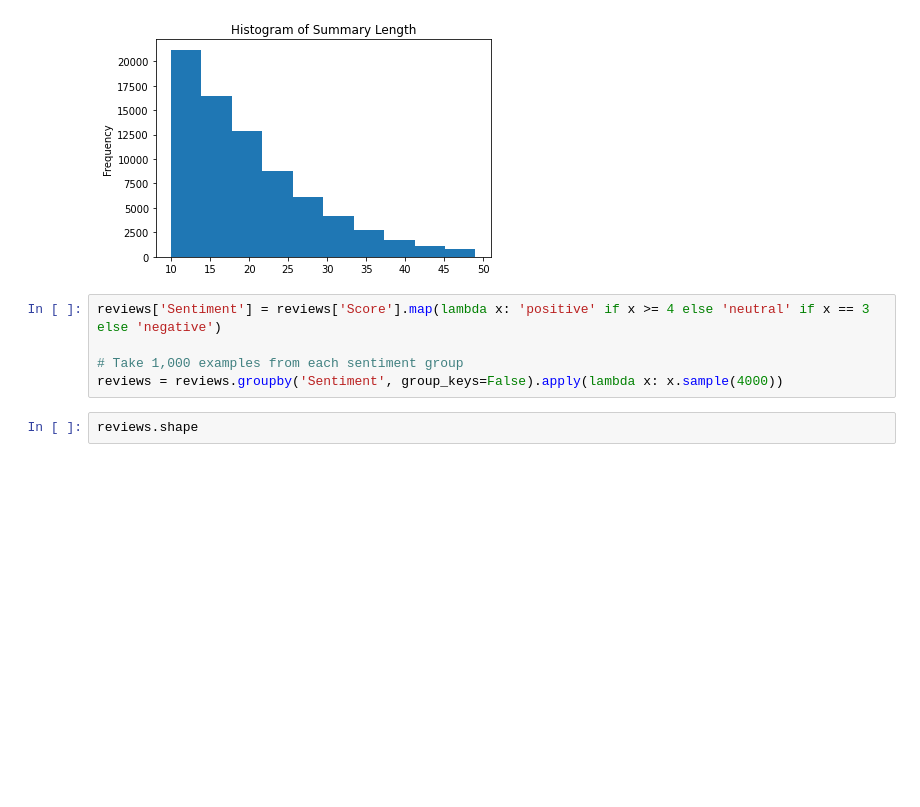
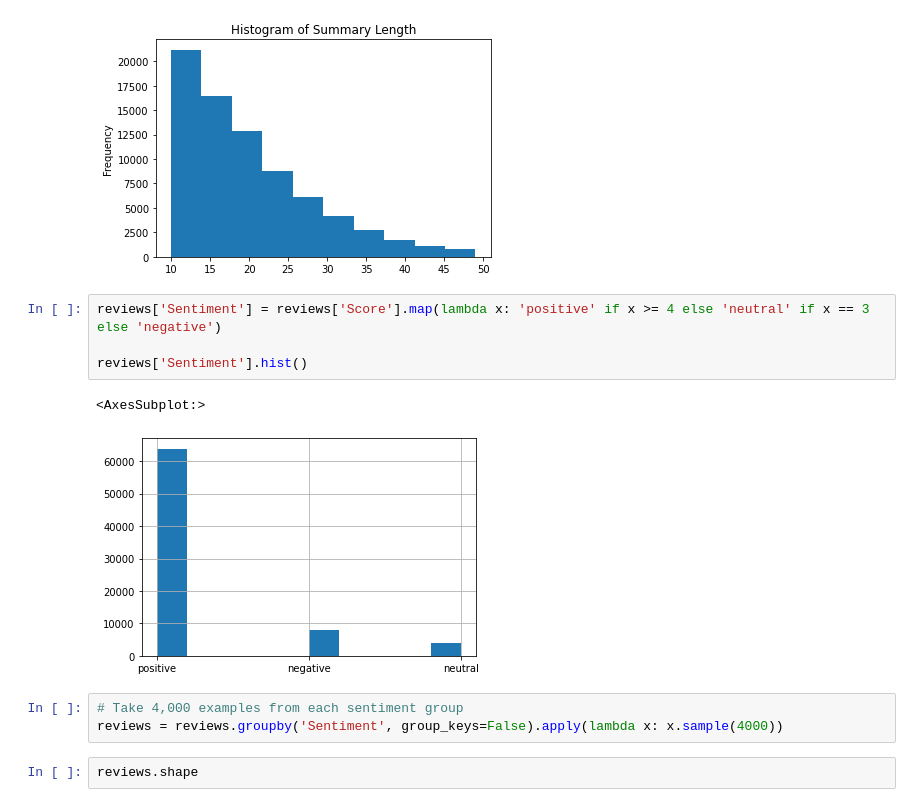
Before and after one commit to sinanuozdemir/oreilly-gpt-hands-on-nlg, a Jupyter notebook: notebooks/Multi_Task_Learning.ipynb, the cells around one changed output. Cells and saved outputs as stored; diff of their text form; blank space fills up the shorter version.

```diff
--- a/notebooks/Multi_Task_Learning.ipynb
+++ b/notebooks/Multi_Task_Learning.ipynb
@@ -42,8 +42,13 @@ reviews['Summary'].str.len().plot(kind='hist', title='Histogram of Summary Lengt
 # %%
 reviews['Sentiment'] = reviews['Score'].map(lambda x: 'positive' if x >= 4 else 'neutral' if x == 3 else 'negative')
 
-# Take 1,000 examples from each sentiment group
-reviews = reviews.groupby('Sentiment', group_keys=False).apply(lambda x: x.sample(4000))
+reviews['Sentiment'].hist()
+# %% [output]
+<AxesSubplot:>
+[figure, added]
+# %%
+# Take 4,000 examples from each sentiment group
+reviews = reviews.groupby('Sentiment', group_keys=False).apply(lambda x: x.sample(4000))
 # %%
 reviews.shape
 # %% [output]
```
Also changed, not shown: parts of 4 cells of this notebook, 3 other files.
